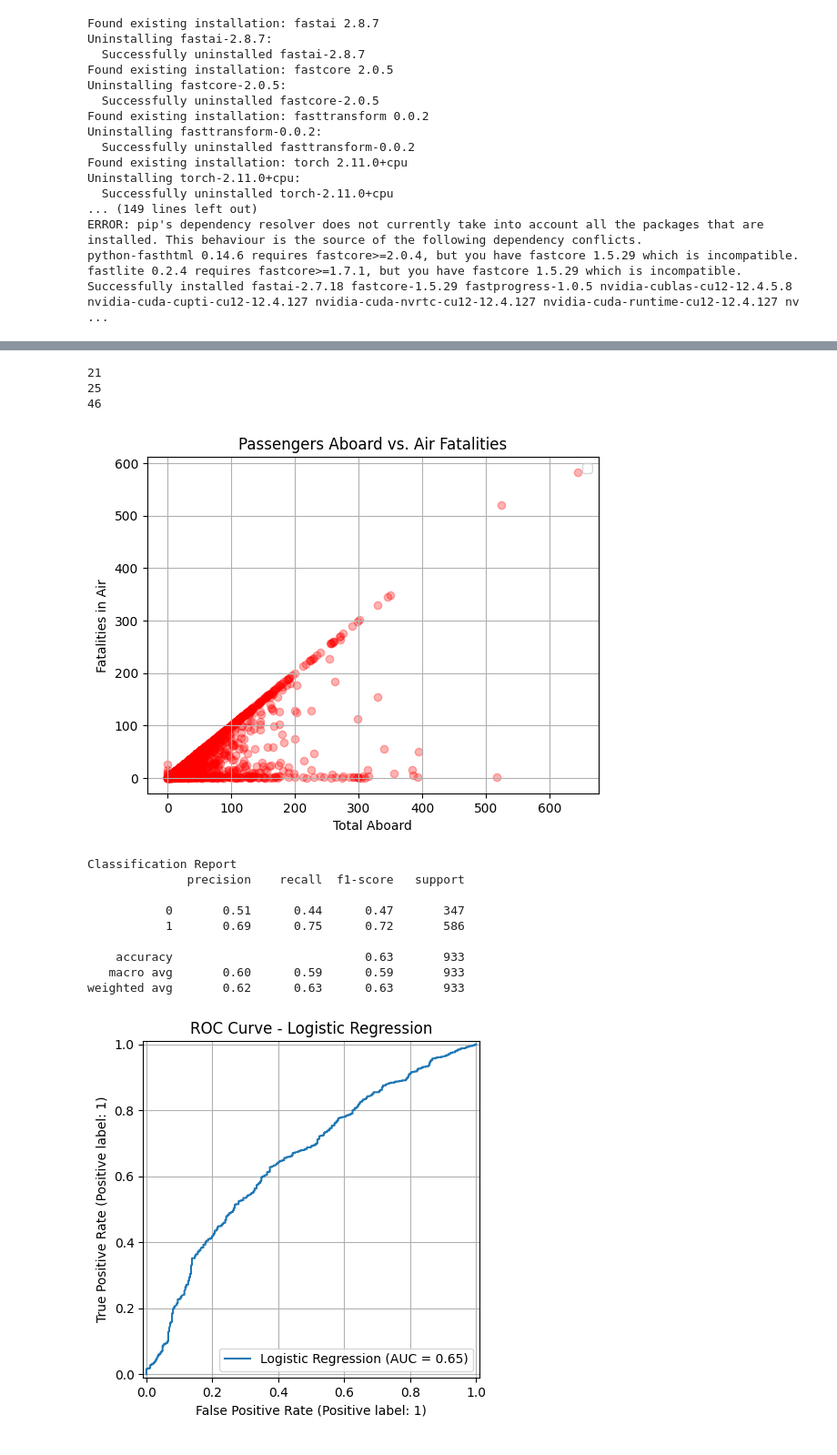
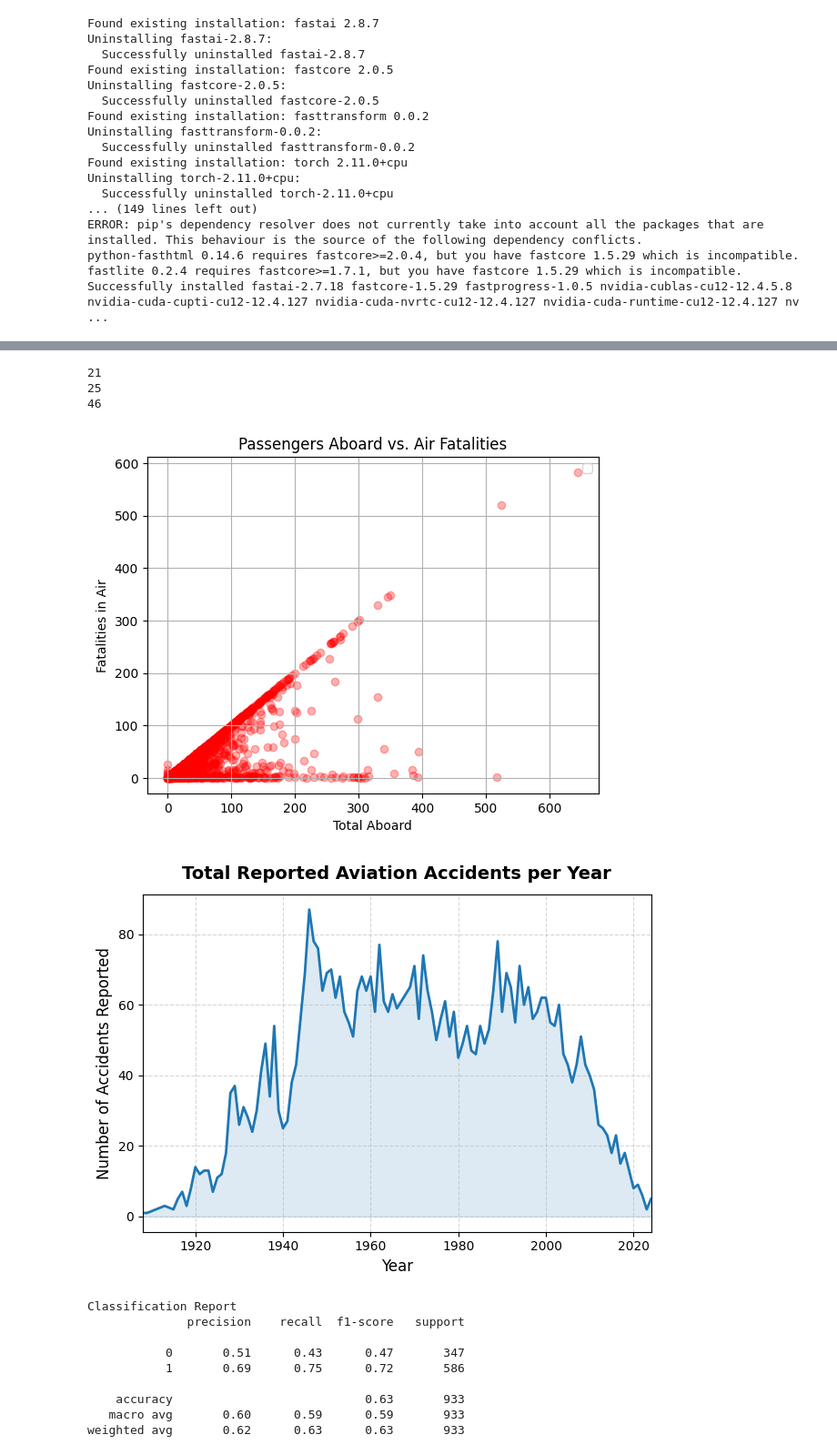
Before and after one commit to Guru-CS/Global-Aviation-Incidents-Research, a Jupyter notebook: GlobalAviationIncidentsResearch.ipynb, the cells around one changed output, grey strips where cells are left out. Shown at 91% size. Cells and saved outputs as stored; diff of their text form; code cells hidden in the pictures.

```diff
--- a/GlobalAviationIncidentsResearch.ipynb
+++ b/GlobalAviationIncidentsResearch.ipynb
@@ -123,6 +123,17 @@ plt.ylabel('Fatalities in Air')
 plt.legend()
 plt.grid(True)
 plt.show()
+accidents_per_year = filtered_df.groupby('Year').size()
+plt.plot(accidents_per_year.index, accidents_per_year.values, color='#1f77b4', linewidth=2, label='Accidents Reported')
+plt.fill_between(accidents_per_year.index, accidents_per_year.values, color='#1f77b4', alpha=0.15)
+plt.title('Total Reported Aviation Accidents per Year', fontsize=14, fontweight='bold', pad=12)
+plt.xlabel('Year', fontsize=12)
+plt.ylabel('Number of Accidents Reported', fontsize=12)
+plt.grid(True, linestyle='--', alpha=0.5)
+plt.xlim(accidents_per_year.index.min(), accidents_per_year.index.max())
+
+plt.tight_layout()
+plt.show()
 import warnings
 warnings.filterwarnings('ignore')
 
@@ -155,7 +166,7 @@ x_train_encoded = x_train.copy()
 x_train_encoded[categorical_cols] = encoder.fit_transform(x_train[categorical_cols], y_train)
 x_test_encoded = x_test.copy()
 x_test_encoded[categorical_cols] = encoder.transform(x_test[categorical_cols])
-model = LogisticRegression(class_weight="balanced")
+model = LogisticRegression()
 model.fit(x_train_encoded, y_train)
 y_pred = model.predict(x_test_encoded)
 
@@ -213,40 +224,40 @@ learn.fit(n_epoch=10, lr=0.001)
 valid_preds, valid_targets = learn.get_preds()
 valid_preds_binary = (torch.sigmoid(valid_preds) > 0.5).float()
 correct = (valid_preds_binary == valid_targets).float().mean()
 print("Validation Accuracy:", correct.item())
 print(f"The model predicted correctly {correct*100:.1f}% of the time.")
 # %% [output]
 <class 'pandas.core.frame.DataFrame'>
 RangeIndex: 5035 entries, 0 to 5034
 Data columns (total 12 columns):
  #   Column                 Non-Null Count  Dtype
 ---  ------                 --------------  -----
  0   Year                   5035 non-null   int64
  1   Quarter                5035 non-null   object
  2   Month                  5035 non-null   object
  3   Day                    5035 non-null   int64
  4   Country/Region         4805 non-null   object
  5   Aircraft Manufacturer  5035 non-null   object
  6   Aircraft               5035 non-null   object
  7   Location               5035 non-null   object
  8   Operator               4801 non-null   object
  9   Ground                 5035 non-null   int64
  10  Fatalities (air)       5035 non-null   int64
  11  Aboard                 5035 non-null   int64
 dtypes: int64(5), object(7)
 memory usage: 472.2+ KB
 [figure]
 21
 25
 46
 [figure]
+[figure, new version]
 Classification Report
               precision    recall  f1-score   support
 
-           0       0.51      0.44      0.47       347
+           0       0.51      0.43      0.47       347
            1       0.69      0.75      0.72       586
 
     accuracy                           0.63       933
    macro avg       0.60      0.59      0.59       933
 weighted avg       0.62      0.63      0.63       933
-[figure, old version]
```
Also changed, not shown: parts of 1 cell of this notebook.
